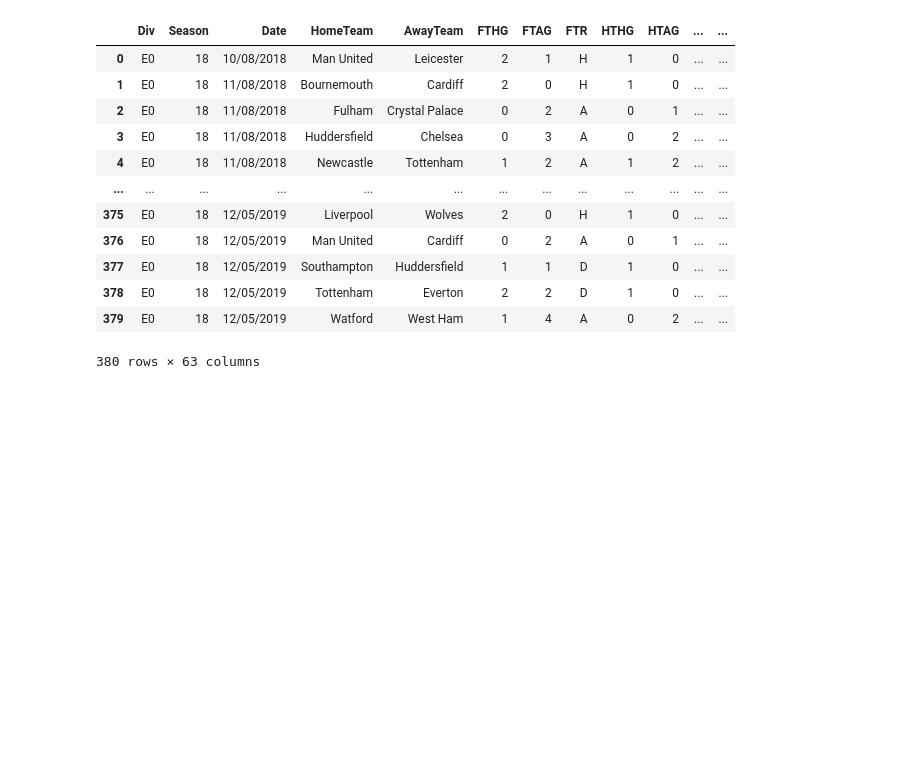
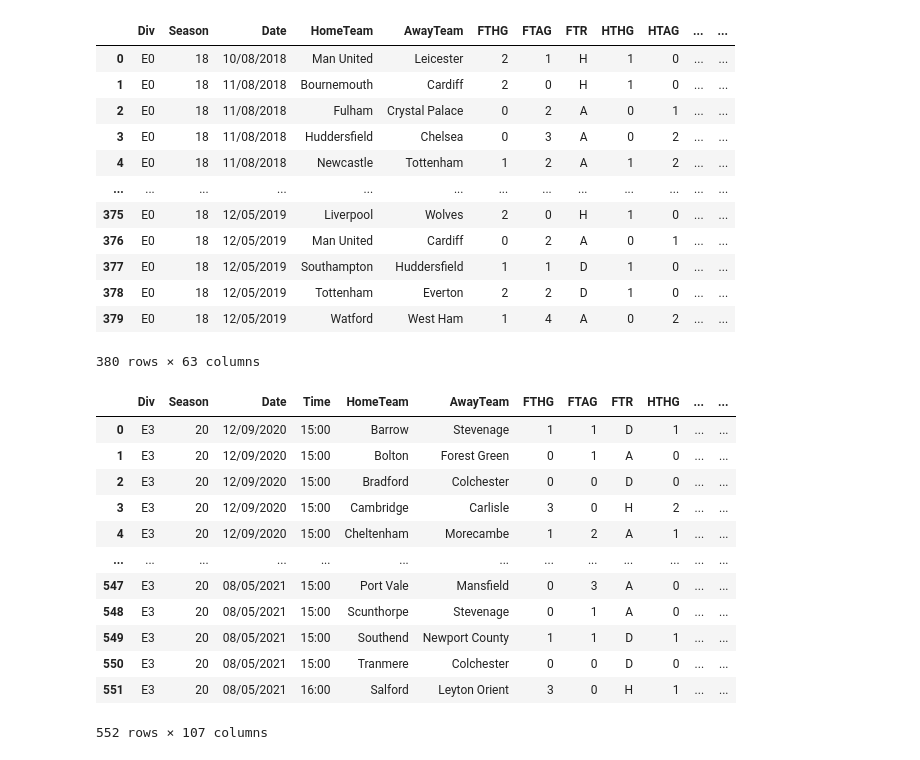
Before and after one commit to chaudharymanish6930/Data-Science, a Jupyter notebook: 04_Projects/01_WebScrapingWithPandas.ipynb, the cells around one changed output. Drawn from its saved outputs; the diff is of its cells as text; code cells hidden in the pictures; blank space fills up the shorter version.

```diff
--- a/04_Projects/01_WebScrapingWithPandas.ipynb
+++ b/04_Projects/01_WebScrapingWithPandas.ipynb
@@ -193,3 +193,20 @@ frames[3]
 | 378 | E0 | 18 | 12/05/2019 | Tottenham | Everton | 2 | 2 | D | 1 | 0 | ... | ... |
 | 379 | E0 | 18 | 12/05/2019 | Watford | West Ham | 1 | 4 | A | 0 | 2 | ... | ... |
 380 rows × 63 columns
+# %%
+# last element of the dataframe
+frames[17]
+# %% [output]
+|  | Div | Season | Date | Time | HomeTeam | AwayTeam | FTHG | FTAG | FTR | HTHG | ... | ... |
+| 0 | E3 | 20 | 12/09/2020 | 15:00 | Barrow | Stevenage | 1 | 1 | D | 1 | ... | ... |
+| 1 | E3 | 20 | 12/09/2020 | 15:00 | Bolton | Forest Green | 0 | 1 | A | 0 | ... | ... |
+| 2 | E3 | 20 | 12/09/2020 | 15:00 | Bradford | Colchester | 0 | 0 | D | 0 | ... | ... |
+| 3 | E3 | 20 | 12/09/2020 | 15:00 | Cambridge | Carlisle | 3 | 0 | H | 2 | ... | ... |
+| 4 | E3 | 20 | 12/09/2020 | 15:00 | Cheltenham | Morecambe | 1 | 2 | A | 1 | ... | ... |
+| ... | ... | ... | ... | ... | ... | ... | ... | ... | ... | ... | ... | ... |
+| 547 | E3 | 20 | 08/05/2021 | 15:00 | Port Vale | Mansfield | 0 | 3 | A | 0 | ... | ... |
+| 548 | E3 | 20 | 08/05/2021 | 15:00 | Scunthorpe | Stevenage | 0 | 1 | A | 0 | ... | ... |
+| 549 | E3 | 20 | 08/05/2021 | 15:00 | Southend | Newport County | 1 | 1 | D | 1 | ... | ... |
+| 550 | E3 | 20 | 08/05/2021 | 15:00 | Tranmere | Colchester | 0 | 0 | D | 0 | ... | ... |
+| 551 | E3 | 20 | 08/05/2021 | 16:00 | Salford | Leyton Orient | 3 | 0 | H | 1 | ... | ... |
+552 rows × 107 columns
```
